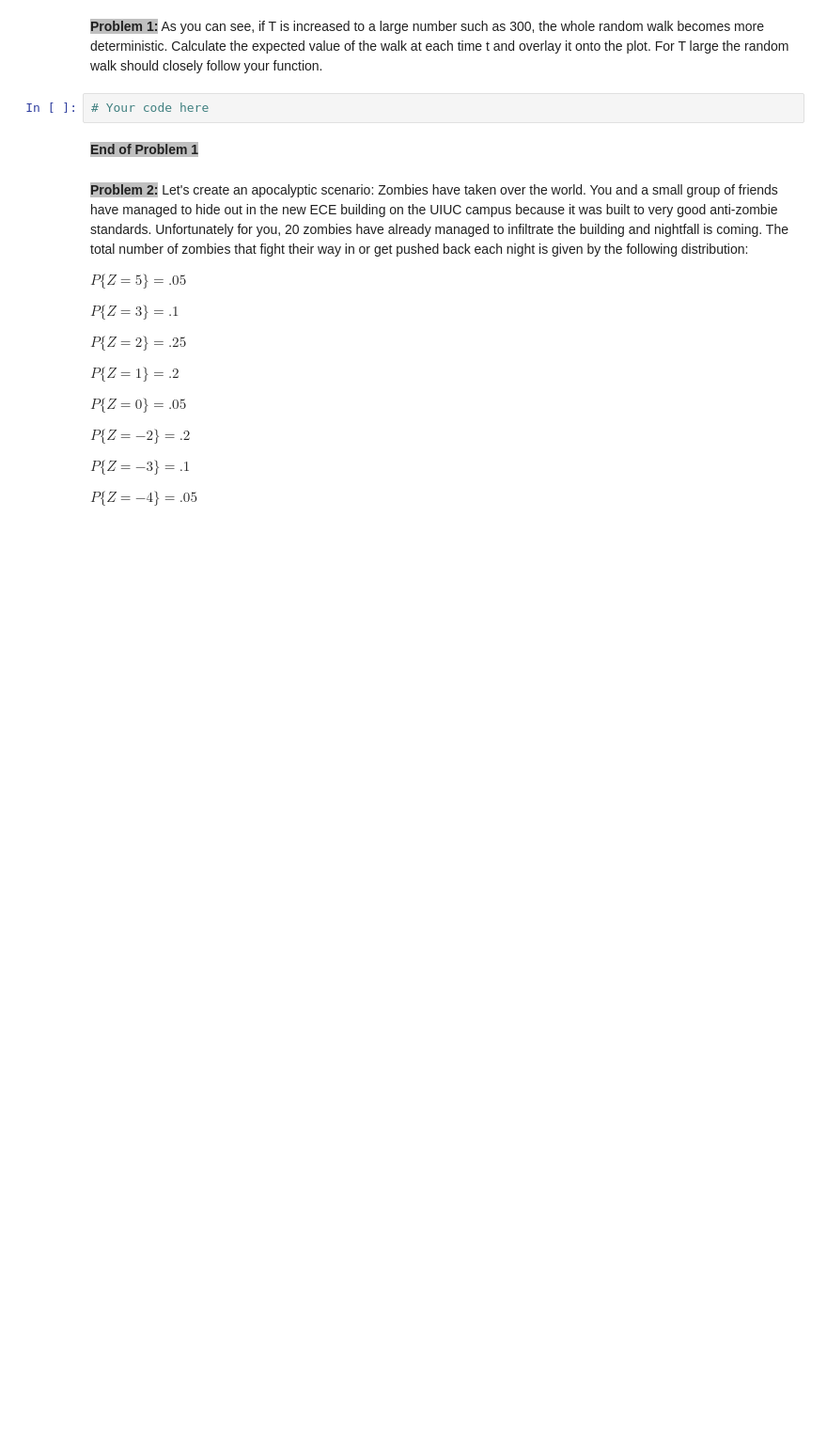
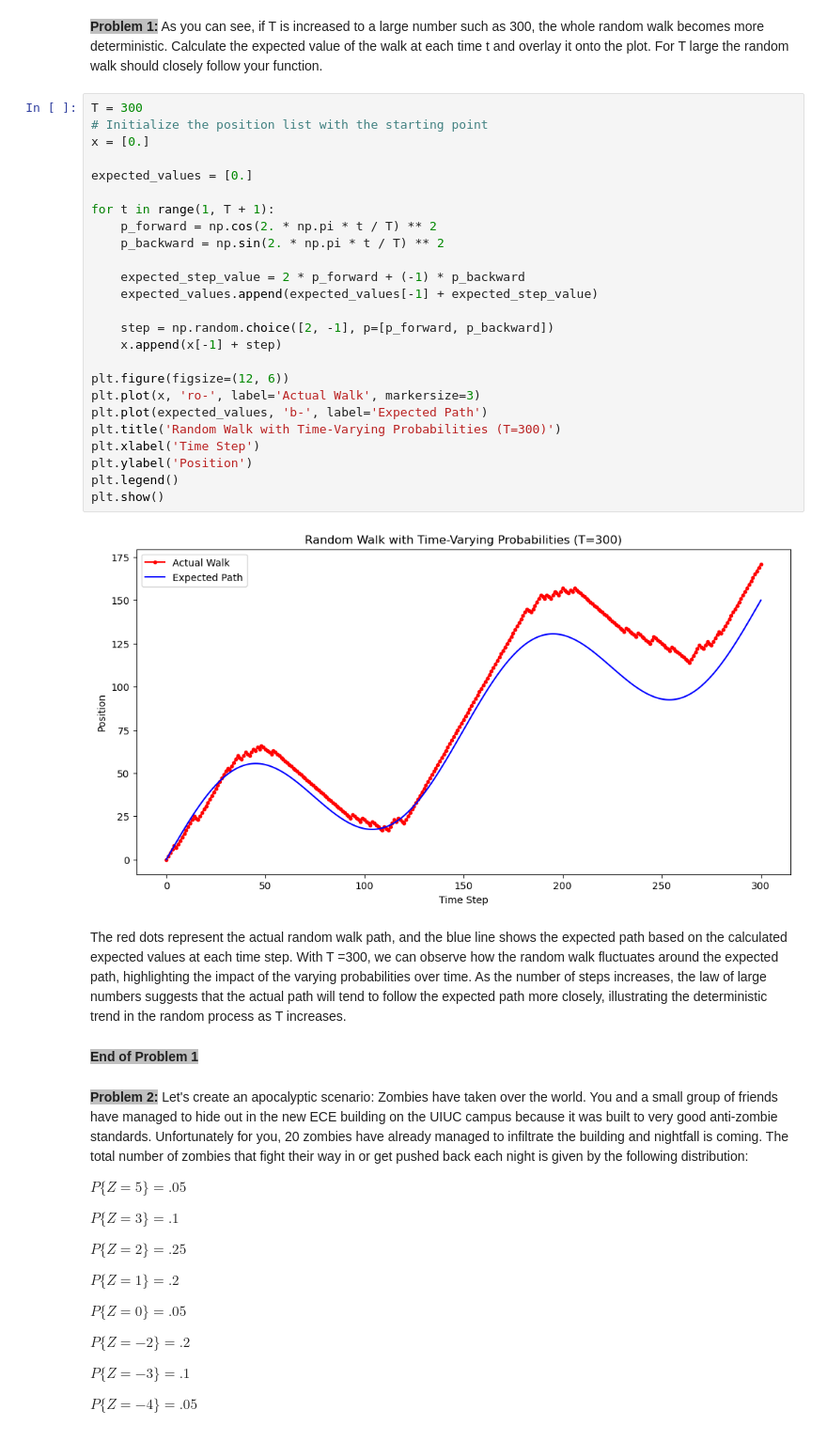
Before and after one commit to Everloom-129/ECE314_Probability_Lab, a Jupyter notebook: Lab 6/Lab 6.ipynb, the cells around one changed output. Shown at 94% size. Cells and saved outputs as stored; diff of their text form; blank space fills up the shorter version.

```diff
--- a/Lab 6/Lab 6.ipynb
+++ b/Lab 6/Lab 6.ipynb
@@ -77,7 +77,34 @@ plt.legend(loc="best")
 # %% [markdown]
 **<SPAN style="BACKGROUND-COLOR: #C0C0C0">Problem 1:</SPAN>** As you can see, if T is increased to a large number such as 300, the whole random walk becomes more deterministic. Calculate the expected value of the walk at each time t and overlay it onto the plot. For T large the random walk should closely follow your function.
-# %%
-# Your code here
+# %%
+T = 300
+# Initialize the position list with the starting point
+x = [0.]
+
+expected_values = [0.]
+
+for t in range(1, T + 1):
+    p_forward = np.cos(2. * np.pi * t / T) ** 2
+    p_backward = np.sin(2. * np.pi * t / T) ** 2
+
+    expected_step_value = 2 * p_forward + (-1) * p_backward
+    expected_values.append(expected_values[-1] + expected_step_value)
+
+    step = np.random.choice([2, -1], p=[p_forward, p_backward])
+    x.append(x[-1] + step)
+
+plt.figure(figsize=(12, 6))
+plt.plot(x, 'ro-', label='Actual Walk', markersize=3)
+plt.plot(expected_values, 'b-', label='Expected Path')
+plt.title('Random Walk with Time-Varying Probabilities (T=300)')
+plt.xlabel('Time Step')
+plt.ylabel('Position')
+plt.legend()
+plt.show()
+# %% [output]
+[figure, added]
+# %% [markdown]
+The red dots represent the actual random walk path, and the blue line shows the expected path based on the calculated expected values at each time step. With T =300, we can observe how the random walk fluctuates around the expected path, highlighting the impact of the varying probabilities over time. As the number of steps increases, the law of large numbers suggests that the actual path will tend to follow the expected path more closely, illustrating the deterministic trend in the random process as T increases.
 # %% [markdown]
 **<SPAN style="BACKGROUND-COLOR: #C0C0C0">End of Problem 1</SPAN>**
 # %% [markdown]
```
Also changed, not shown: parts of 17 cells of this notebook.
